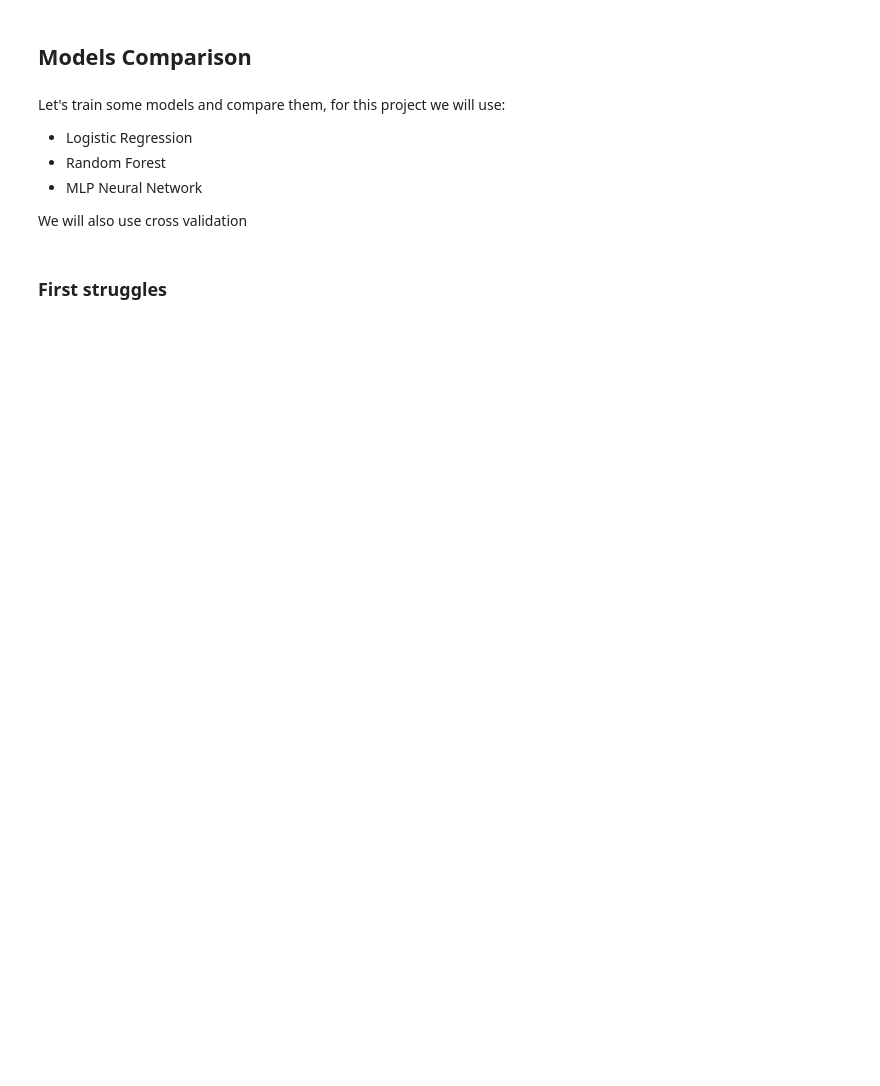
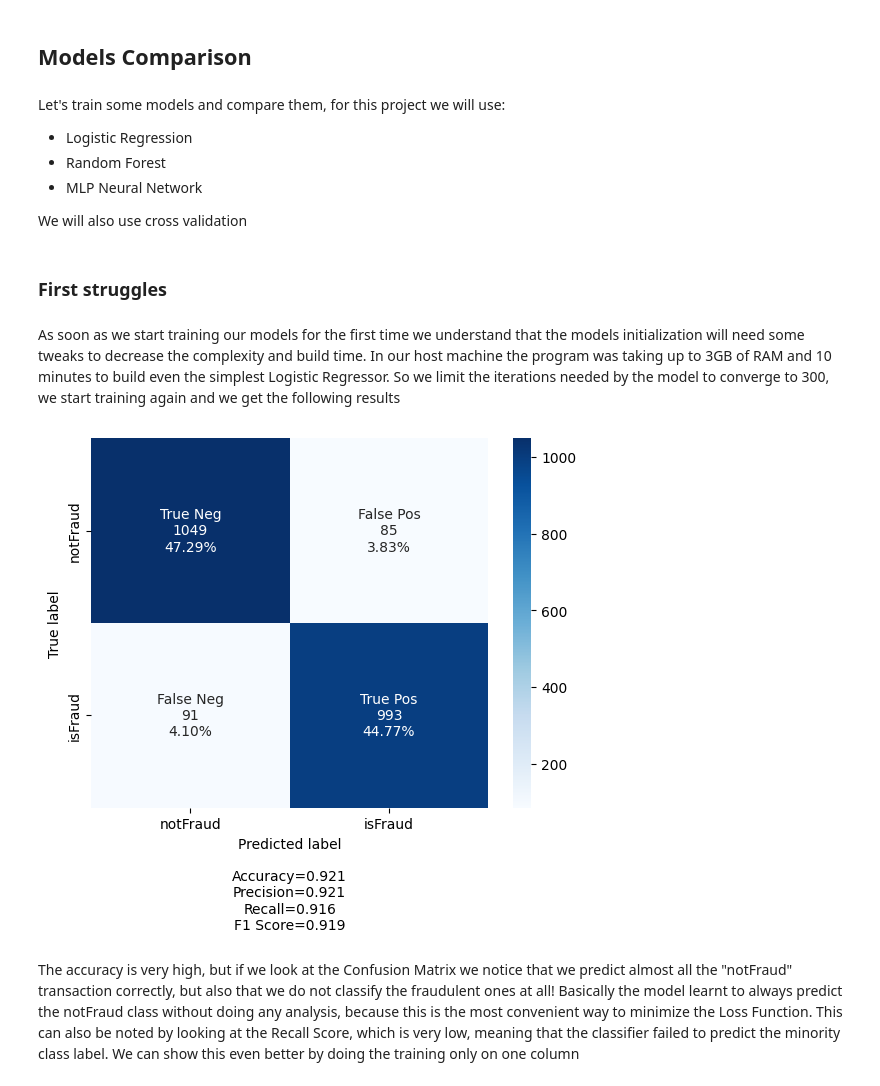
Before and after one commit to mangelini/fraud-detection-ml, a Jupyter notebook: project.ipynb, the cells around one changed output. Saved outputs shown, nothing was run; the diff lists cells and outputs as text; code cells hidden in the pictures; blank space fills up the shorter version.

```diff
--- a/project.ipynb
+++ b/project.ipynb
@@ -285,3 +299,25 @@ Let's train some models and compare them, for this project we will use:
 We will also use cross validation
 # %% [markdown]
 ### First struggles
+# %% [markdown]
+As soon as we start training our models for the first time we understand that the models initialization will need some tweaks to decrease the complexity and build time. In our host machine the program was taking up to 3GB of RAM and 10 minutes to build even the simplest Logistic Regressor. So we limit the iterations needed by the model to converge to 300, we start training again and we get the following results
+# %%
+y = train_set.loc[:, "isFraud"]
+X = train_set.loc[:, train_set.columns != "isFraud"]
+labels = ["True Neg","False Pos","False Neg","True Pos"]
+categories = ["notFraud", "isFraud"]
+
+X_train, X_val, y_train, y_val = train_test_split(X, y, test_size=0.15)
+
+model = LogisticRegression(max_iter=300)
+model.fit(X_train, y_train)
+y_pred = model.predict(X_val)
+cf_matrix = confusion_matrix(y_val, y_pred)
+make_confusion_matrix(cf_matrix, group_names=labels, categories=categories)
+
+# print("Accuracy: %3.f" % accuracy_score(y_val, y_pred))
+# %% [output]
+[figure, added]
+# %% [markdown]
+The accuracy is very high, but if we look at the Confusion Matrix we notice that we predict almost all the "notFraud" transaction correctly, but also that we do not classify the fraudulent ones at all! Basically the model learnt to always predict the notFraud class without doing any analysis, because this is the most convenient way to minimize the Loss Function. This can also be noted by looking at the Recall Score, which is very low, meaning that the classifier failed to predict the minority class label.
+We can show this even better by doing the training only on one column
```
Also changed, not shown: parts of 20 cells of this notebook, 7 other files.
